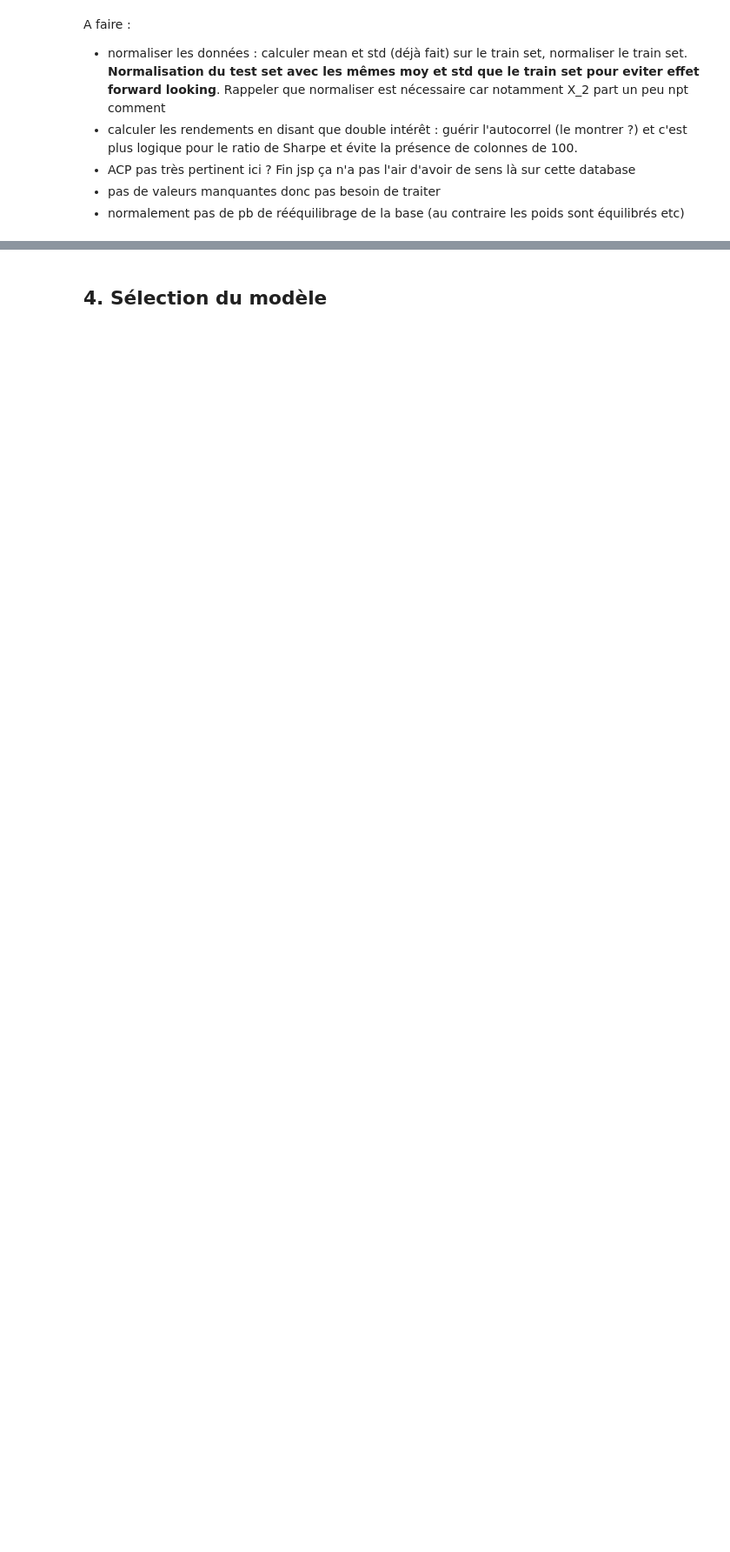
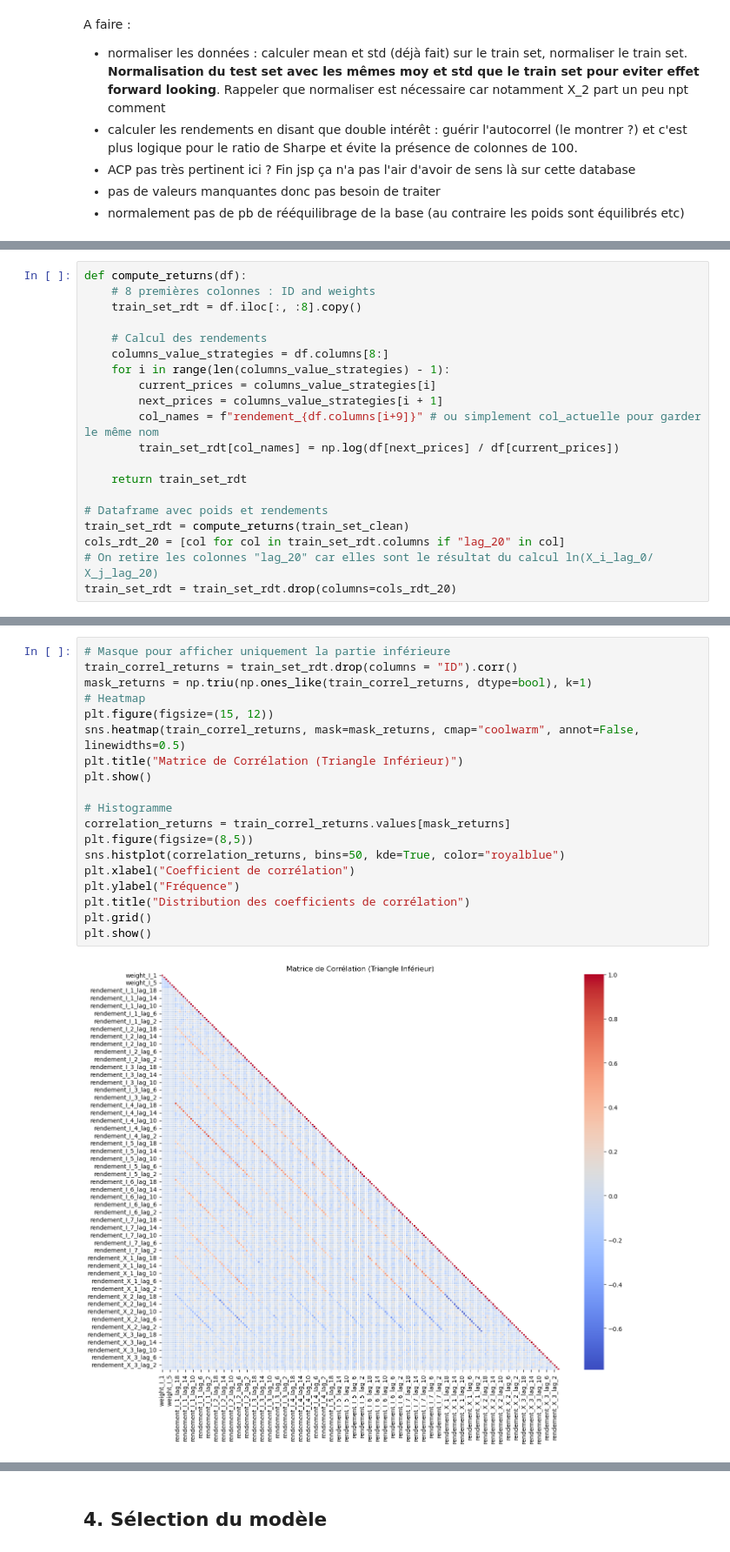
Before and after one commit to GiovanniManche/MachineLearning272, a Jupyter notebook: Projet ML.ipynb, the cells around one changed output, grey strips where cells are left out. Shown at 87% size. Cells and saved outputs as stored; diff of their text form; blank space fills up the shorter version.

```diff
--- a/Projet ML.ipynb
+++ b/Projet ML.ipynb
@@ -558,0 +561,20 @@ A faire :
+# %%
+def compute_returns(df):
+    # 8 premières colonnes : ID and weights
+    train_set_rdt = df.iloc[:, :8].copy()
+
+    # Calcul des rendements
+    columns_value_strategies = df.columns[8:]
+    for i in range(len(columns_value_strategies) - 1):
+        current_prices = columns_value_strategies[i]
+        next_prices = columns_value_strategies[i + 1]
+        col_names = f"rendement_{df.columns[i+9]}" # ou simplement col_actuelle pour garder le même nom
+        train_set_rdt[col_names] = np.log(df[next_prices] / df[current_prices])
+
+    return train_set_rdt
+
+# Dataframe avec poids et rendements
+train_set_rdt = compute_returns(train_set_clean)
+cols_rdt_20 = [col for col in train_set_rdt.columns if "lag_20" in col]
+# On retire les colonnes "lag_20" car elles sont le résultat du calcul ln(X_i_lag_0/ X_j_lag_20)
+train_set_rdt = train_set_rdt.drop(columns=cols_rdt_20)
@@ -558,0 +597,21 @@ A faire :
+# %%
+# Masque pour afficher uniquement la partie inférieure
+train_correl_returns = train_set_rdt.drop(columns = "ID").corr()
+mask_returns = np.triu(np.ones_like(train_correl_returns, dtype=bool), k=1)
+# Heatmap
+plt.figure(figsize=(15, 12))
+sns.heatmap(train_correl_returns, mask=mask_returns, cmap="coolwarm", annot=False, linewidths=0.5)
+plt.title("Matrice de Corrélation (Triangle Inférieur)")
+plt.show()
+
+# Histogramme
+correlation_returns = train_correl_returns.values[mask_returns]
+plt.figure(figsize=(8,5))
+sns.histplot(correlation_returns, bins=50, kde=True, color="royalblue")
+plt.xlabel("Coefficient de corrélation")
+plt.ylabel("Fréquence")
+plt.title("Distribution des coefficients de corrélation")
+plt.grid()
+plt.show()
+# %% [output]
+[figure, added]
```
Also changed, not shown: parts of 16 cells of this notebook.
